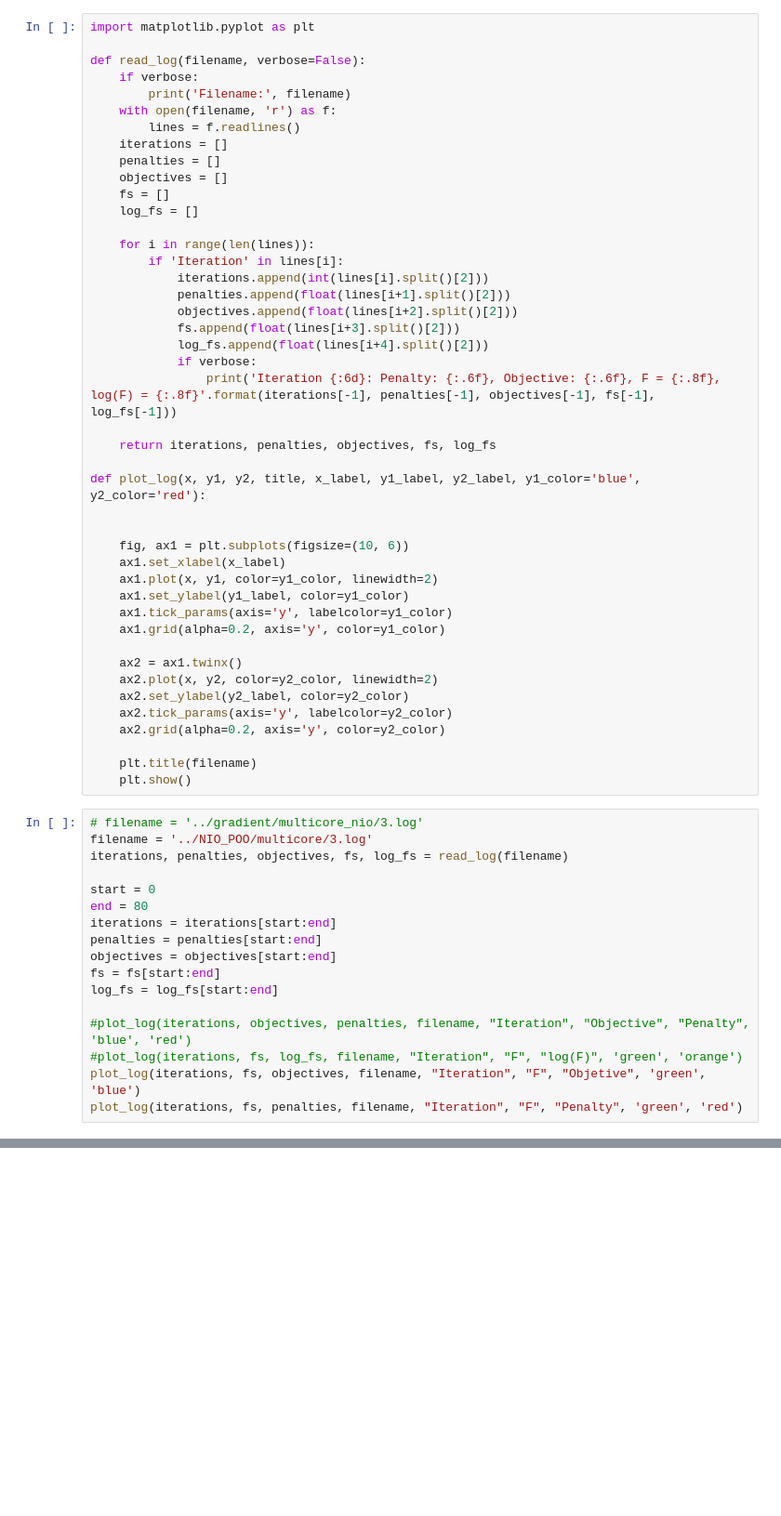
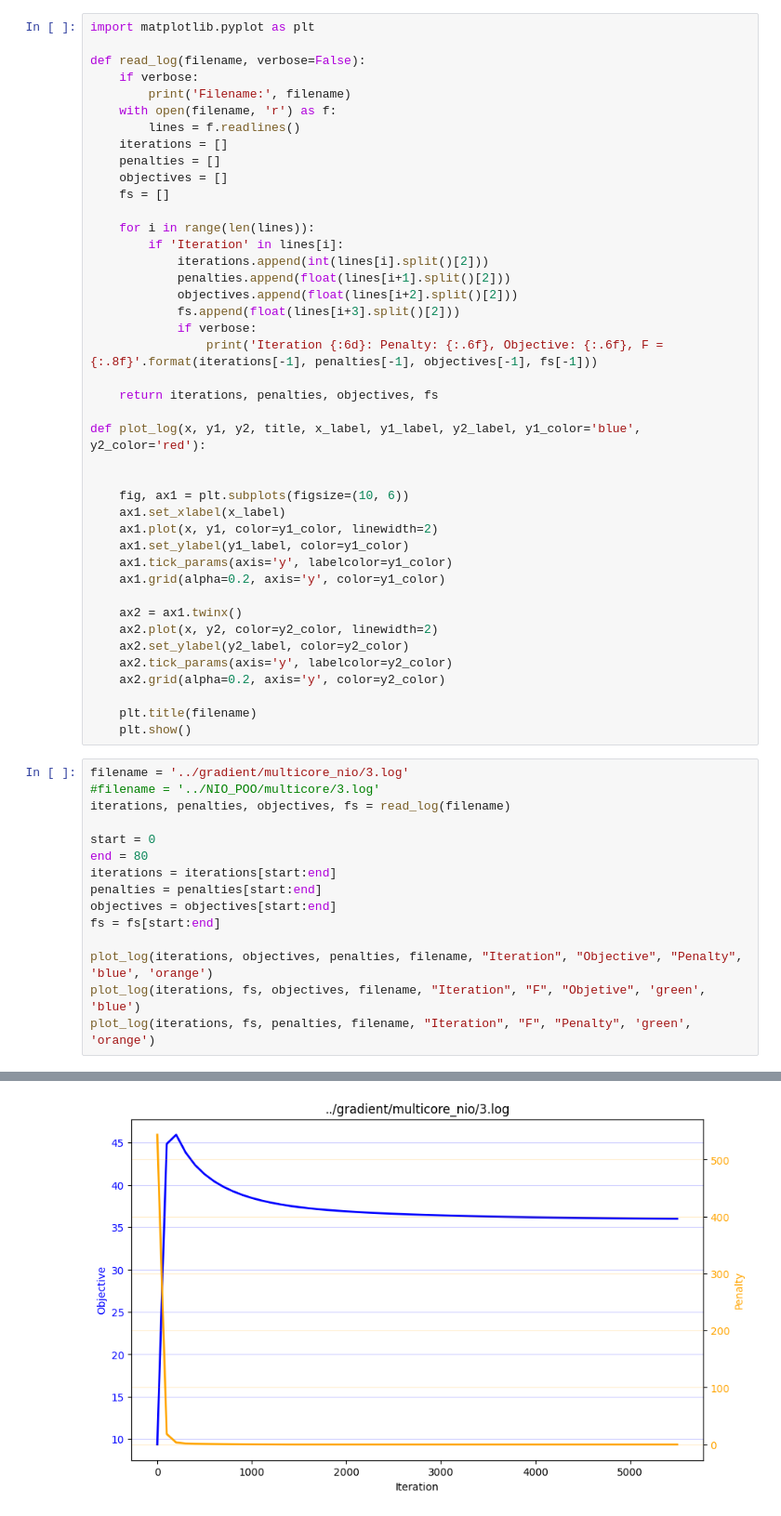
Before and after one commit to juanjoual/RT25, a Jupyter notebook: notebooks/Paper FGCS 2025 .ipynb, the cells around one changed output, grey strips where cells are left out. Shown at 93% size. Drawn from its saved outputs; the diff is of its cells as text; blank space fills up the shorter version.

Commit message:
Removed parsing log(f) in the paper graphs notebook

```diff
--- a/notebooks/Paper FGCS 2025 .ipynb
+++ b/notebooks/Paper FGCS 2025 .ipynb
@@ -10,7 +10,6 @@ def read_log(filename, verbose=False):
     penalties = []
     objectives = []
     fs = []
-    log_fs = []
 
     for i in range(len(lines)):
         if 'Iteration' in lines[i]:
@@ -18,11 +17,10 @@ def read_log(filename, verbose=False):
             penalties.append(float(lines[i+1].split()[2]))
             objectives.append(float(lines[i+2].split()[2]))
             fs.append(float(lines[i+3].split()[2]))
-            log_fs.append(float(lines[i+4].split()[2]))
             if verbose:
-                print('Iteration {:6d}: Penalty: {:.6f}, Objective: {:.6f}, F = {:.8f}, log(F) = {:.8f}'.format(iterations[-1], penalties[-1], objectives[-1], fs[-1], log_fs[-1]))
+                print('Iteration {:6d}: Penalty: {:.6f}, Objective: {:.6f}, F = {:.8f}'.format(iterations[-1], penalties[-1], objectives[-1], fs[-1]))
 
-    return iterations, penalties, objectives, fs, log_fs
+    return iterations, penalties, objectives, fs
 
 def plot_log(x, y1, y2, title, x_label, y1_label, y2_label, y1_color='blue', y2_color='red'):
 
@@ -43,9 +41,9 @@ def plot_log(x, y1, y2, title, x_label, y1_label, y2_label, y1_color='blue', y2_
     plt.title(filename)
     plt.show()
 # %%
-# filename = '../gradient/multicore_nio/3.log'
-filename = '../NIO_POO/multicore/3.log'
-iterations, penalties, objectives, fs, log_fs = read_log(filename)
+filename = '../gradient/multicore_nio/3.log'
+#filename = '../NIO_POO/multicore/3.log'
+iterations, penalties, objectives, fs = read_log(filename)
 
 start = 0
 end = 80
@@ -53,10 +51,8 @@ iterations = iterations[start:end]
 penalties = penalties[start:end]
 objectives = objectives[start:end]
 fs = fs[start:end]
-log_fs = log_fs[start:end]
 
-#plot_log(iterations, objectives, penalties, filename, "Iteration", "Objective", "Penalty", 'blue', 'red')
-#plot_log(iterations, fs, log_fs, filename, "Iteration", "F", "log(F)", 'green', 'orange')
+plot_log(iterations, objectives, penalties, filename, "Iteration", "Objective", "Penalty", 'blue', 'orange')
 plot_log(iterations, fs, objectives, filename, "Iteration", "F", "Objetive", 'green', 'blue')
-plot_log(iterations, fs, penalties, filename, "Iteration", "F", "Penalty", 'green', 'red')
+plot_log(iterations, fs, penalties, filename, "Iteration", "F", "Penalty", 'green', 'orange')
 # %% [output]
@@ -63,0 +59 @@ ValueError: could not convert string to float: 'Min'
+[figure, added]
```
Also changed, not shown: parts of 1 cell of this notebook.
